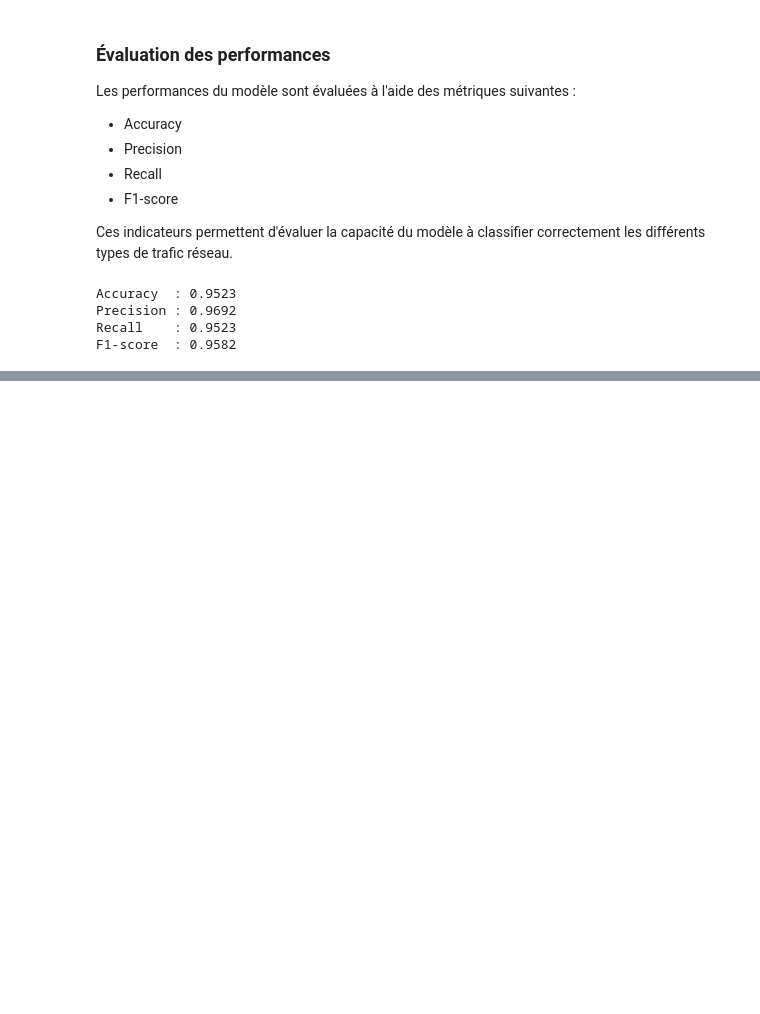
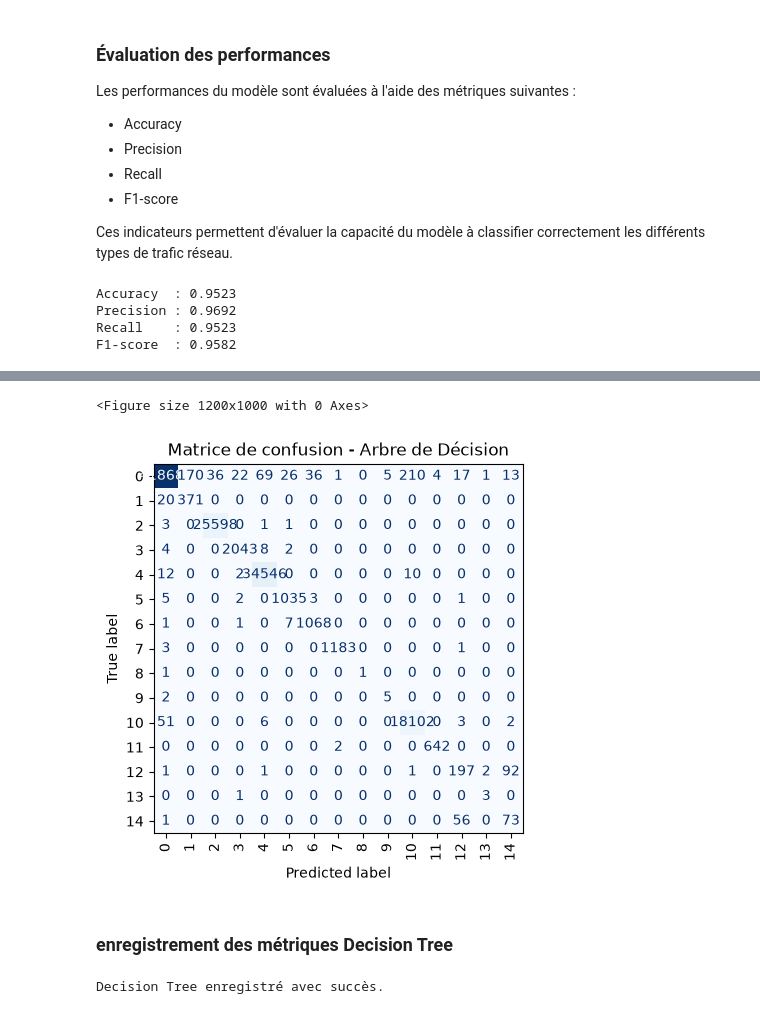
Before and after one commit to majda250/cicids2017-intrusion-detection, a Jupyter notebook: 06_machine_learning.ipynb, the cells around one changed output, grey strips where cells are left out. Cells and saved outputs as stored; diff of their text form; code cells hidden in the pictures; blank space fills up the shorter version.

```diff
--- a/06_machine_learning.ipynb
+++ b/06_machine_learning.ipynb
@@ -211,0 +263,5 @@ Ces résultats font de la régression logistique un bon modèle de référence p
+# %%
+decision_tree = DecisionTreeClassifier(
+    criterion="gini",
+    random_state=42
+)
@@ -211,0 +272,10 @@ Ces résultats font de la régression logistique un bon modèle de référence p
+# %%
+import time
+
+start = time.time()
+
+decision_tree.fit(X_train, y_train)
+
+training_time = time.time() - start
+
+print(f"Temps d'entraînement : {training_time:.2f} secondes")
@@ -211,0 +288,2 @@ Ces résultats font de la régression logistique un bon modèle de référence p
+# %%
+y_pred = decision_tree.predict(X_test)
@@ -211,0 +375,22 @@ Ces résultats font de la régression logistique un bon modèle de référence p
+# %%
+from sklearn.metrics import ConfusionMatrixDisplay
+import matplotlib.pyplot as plt
+
+plt.figure(figsize=(12,10))
+
+ConfusionMatrixDisplay.from_predictions(
+    y_test,
+    y_pred,
+    cmap="Blues",
+    xticks_rotation=90,
+    colorbar=False
+)
+
+plt.title("Matrice de confusion - Arbre de Décision")
+
+plt.show()
+# %% [output]
+<Figure size 1200x1000 with 0 Axes>
+[figure, added]
+# %% [markdown]
+### enregistrement des métriques Decision Tree
@@ -211,0 +404,14 @@ Ces résultats font de la régression logistique un bon modèle de référence p
+# %%
+from utils import save_results
+
+save_results(
+    model_name="Decision Tree",
+    accuracy=accuracy,
+    precision=precision,
+    recall=recall,
+    f1_score=f1,
+    train_time=training_time,
+    prediction_time=prediction_time
+)
+# %% [output]
+Decision Tree enregistré avec succès.
```
Also changed, not shown: parts of 44 cells of this notebook, 7 other files.
